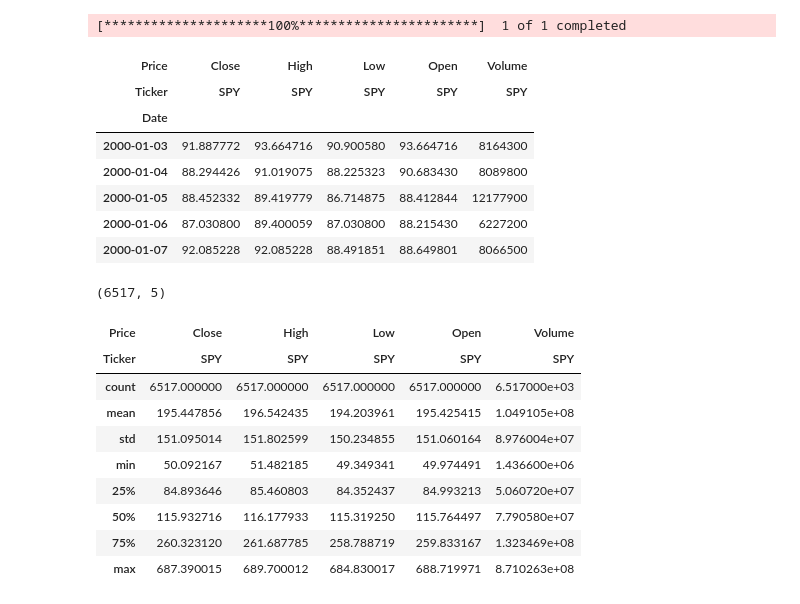
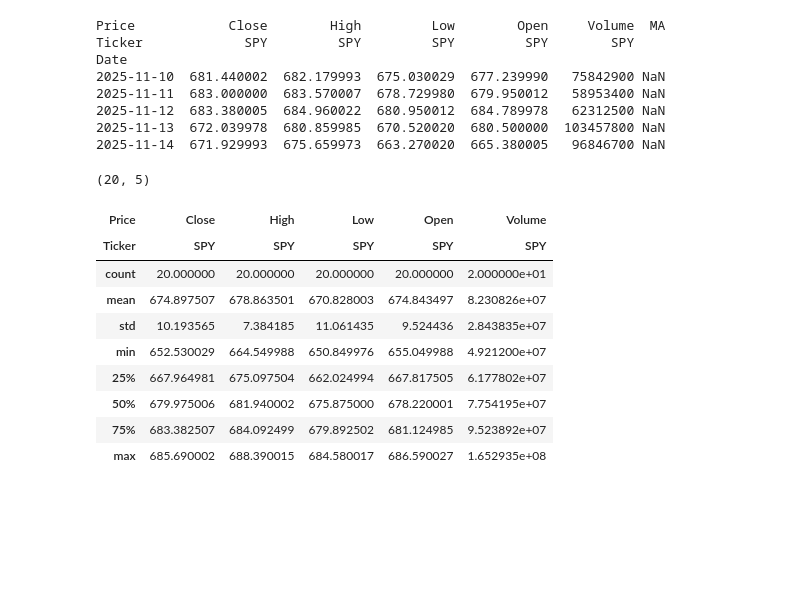
Before and after one commit to bielng/financial_eng, a Jupyter notebook: rsi.ipynb, the cells around one changed output. Saved outputs shown, nothing was run; the diff lists cells and outputs as text; code cells hidden in the pictures; blank space fills up the shorter version.

```diff
--- a/rsi.ipynb
+++ b/rsi.ipynb
@@ -26,34 +13,33 @@ Successfully installed curl_cffi-0.13.0 multitasking-0.0.12 peewee-3.18.3 websoc
 # %%
-df = yf.download("SPY", start="2000-01-01", end="2025-12-01")
+print(df.head())
 # %% [output]
-[*********************100%***********************]  1 of 1 completed
+Price            Close        High         Low        Open     Volume  MA
+Ticker             SPY         SPY         SPY         SPY        SPY
+Date
+2025-11-10  681.440002  682.179993  675.030029  677.239990   75842900 NaN
+2025-11-11  683.000000  683.570007  678.729980  679.950012   58953400 NaN
+2025-11-12  683.380005  684.960022  680.950012  684.789978   62312500 NaN
+2025-11-13  672.039978  680.859985  670.520020  680.500000  103457800 NaN
+2025-11-14  671.929993  675.659973  663.270020  665.380005   96846700 NaN
 # %%
-df.head()
+df.shape
 # %% [output]
-| Price | Close | High | Low | Open | Volume |
-| Ticker | SPY | SPY | SPY | SPY | SPY |
-| Date |  |  |  |  |  |
-| 2000-01-03 | 91.887772 | 93.664716 | 90.900580 | 93.664716 | 8164300 |
-| 2000-01-04 | 88.294426 | 91.019075 | 88.225323 | 90.683430 | 8089800 |
-| 2000-01-05 | 88.452332 | 89.419779 | 86.714875 | 88.412844 | 12177900 |
-| 2000-01-06 | 87.030800 | 89.400059 | 87.030800 | 88.215430 | 6227200 |
-| 2000-01-07 | 92.085228 | 92.085228 | 88.491851 | 88.649801 | 8066500 |
+(20, 5)
 # %%
-df.shape
+df.describe()
 # %% [output]
-(6517, 5)
+| Price | Close | High | Low | Open | Volume |
+| Ticker | SPY | SPY | SPY | SPY | SPY |
+| count | 20.000000 | 20.000000 | 20.000000 | 20.000000 | 2.000000e+01 |
+| mean | 674.897507 | 678.863501 | 670.828003 | 674.843497 | 8.230826e+07 |
+| std | 10.193565 | 7.384185 | 11.061435 | 9.524436 | 2.843835e+07 |
+| min | 652.530029 | 664.549988 | 650.849976 | 655.049988 | 4.921200e+07 |
+| 25% | 667.964981 | 675.097504 | 662.024994 | 667.817505 | 6.177802e+07 |
+| 50% | 679.975006 | 681.940002 | 675.875000 | 678.220001 | 7.754195e+07 |
+| 75% | 683.382507 | 684.092499 | 679.892502 | 681.124985 | 9.523892e+07 |
+| max | 685.690002 | 688.390015 | 684.580017 | 686.590027 | 1.652935e+08 |
 # %%
-# display(df.de)
-display(df.describe())
+import matplotlib as plt
+import seaborn as sns
+# import pyplot as plt
-# %% [output]
-| Price | Close | High | Low | Open | Volume |
-| Ticker | SPY | SPY | SPY | SPY | SPY |
-| count | 6517.000000 | 6517.000000 | 6517.000000 | 6517.000000 | 6.517000e+03 |
-| mean | 195.447856 | 196.542435 | 194.203961 | 195.425415 | 1.049105e+08 |
-| std | 151.095014 | 151.802599 | 150.234855 | 151.060164 | 8.976004e+07 |
-| min | 50.092167 | 51.482185 | 49.349341 | 49.974491 | 1.436600e+06 |
-| 25% | 84.893646 | 85.460803 | 84.352437 | 84.993213 | 5.060720e+07 |
-| 50% | 115.932716 | 116.177933 | 115.319250 | 115.764497 | 7.790580e+07 |
-| 75% | 260.323120 | 261.687785 | 258.788719 | 259.833167 | 1.323469e+08 |
-| max | 687.390015 | 689.700012 | 684.830017 | 688.719971 | 8.710263e+08 |
 # %%
```
Also changed, not shown: parts of 19 cells of this notebook.
